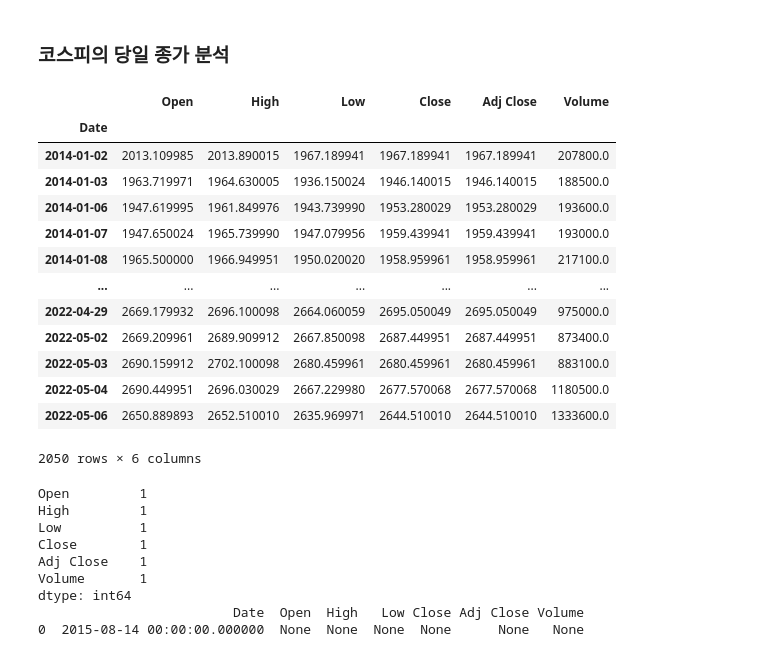
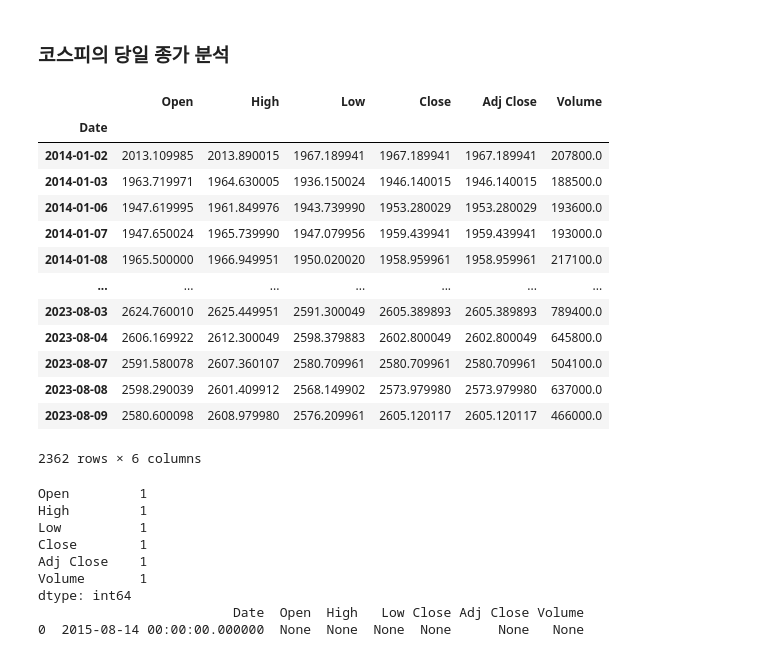
Before and after one commit to hr1588/Lab_study, a Jupyter notebook: kospi_project/kospi_new.ipynb, the cells around one changed output. Cells and saved outputs as stored; diff of their text form; code cells hidden in the pictures.

```diff
--- a/kospi_project/kospi_new.ipynb
+++ b/kospi_project/kospi_new.ipynb
@@ -179,23 +179,23 @@ Equal variance? No
 # %% [markdown]
 ### 코스피의 당일 종가 분석
 # %%
-df = fdr.DataReader('KS11','2014','2022-05-09')
+df = fdr.DataReader('KS11','2014','2023-08-10')
 df
 # %% [output]
 |  | Open | High | Low | Close | Adj Close | Volume |
 | Date |  |  |  |  |  |  |
 | 2014-01-02 | 2013.109985 | 2013.890015 | 1967.189941 | 1967.189941 | 1967.189941 | 207800.0 |
 | 2014-01-03 | 1963.719971 | 1964.630005 | 1936.150024 | 1946.140015 | 1946.140015 | 188500.0 |
 | 2014-01-06 | 1947.619995 | 1961.849976 | 1943.739990 | 1953.280029 | 1953.280029 | 193600.0 |
 | 2014-01-07 | 1947.650024 | 1965.739990 | 1947.079956 | 1959.439941 | 1959.439941 | 193000.0 |
 | 2014-01-08 | 1965.500000 | 1966.949951 | 1950.020020 | 1958.959961 | 1958.959961 | 217100.0 |
 | ... | ... | ... | ... | ... | ... | ... |
-| 2022-04-29 | 2669.179932 | 2696.100098 | 2664.060059 | 2695.050049 | 2695.050049 | 975000.0 |
-| 2022-05-02 | 2669.209961 | 2689.909912 | 2667.850098 | 2687.449951 | 2687.449951 | 873400.0 |
-| 2022-05-03 | 2690.159912 | 2702.100098 | 2680.459961 | 2680.459961 | 2680.459961 | 883100.0 |
-| 2022-05-04 | 2690.449951 | 2696.030029 | 2667.229980 | 2677.570068 | 2677.570068 | 1180500.0 |
-| 2022-05-06 | 2650.889893 | 2652.510010 | 2635.969971 | 2644.510010 | 2644.510010 | 1333600.0 |
+| 2023-08-03 | 2624.760010 | 2625.449951 | 2591.300049 | 2605.389893 | 2605.389893 | 789400.0 |
+| 2023-08-04 | 2606.169922 | 2612.300049 | 2598.379883 | 2602.800049 | 2602.800049 | 645800.0 |
+| 2023-08-07 | 2591.580078 | 2607.360107 | 2580.709961 | 2580.709961 | 2580.709961 | 504100.0 |
+| 2023-08-08 | 2598.290039 | 2601.409912 | 2568.149902 | 2573.979980 | 2573.979980 | 637000.0 |
+| 2023-08-09 | 2580.600098 | 2608.979980 | 2576.209961 | 2605.120117 | 2605.120117 | 466000.0 |
-2050 rows × 6 columns
+2362 rows × 6 columns
 # %%
 print(df.isnull().sum())
 
```
Also changed, not shown: parts of 36 cells of this notebook.
